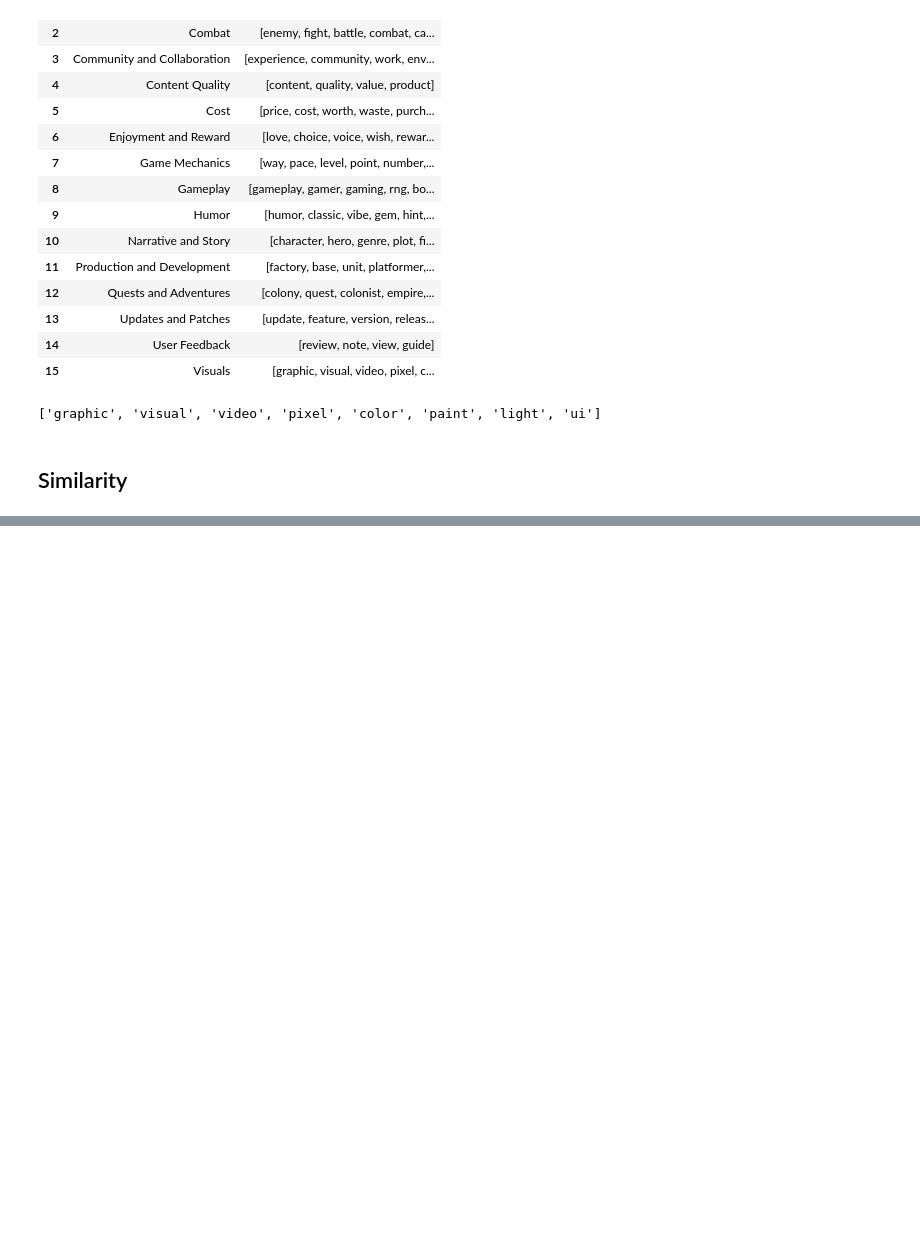
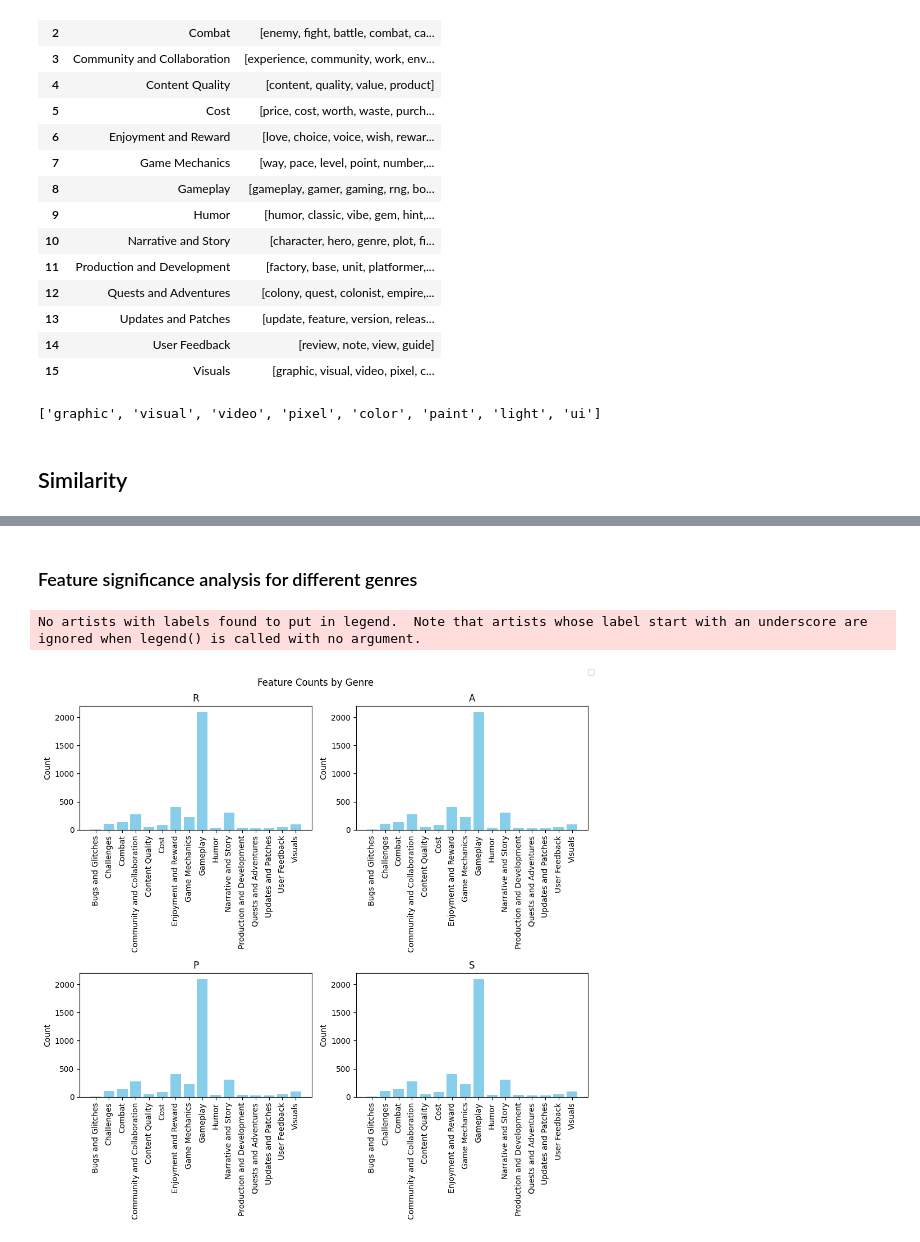
Before and after one commit to markrz12/aspect-based-opinion-mining, a Jupyter notebook: Mgr1.ipynb, the cells around one changed output, grey strips where cells are left out. Cells and saved outputs as stored; diff of their text form; code cells hidden in the pictures; blank space fills up the shorter version.

Commit message:
Feature significance analysis for different genres

```diff
--- a/Mgr1.ipynb
+++ b/Mgr1.ipynb
@@ -689,8 +689,6 @@ for i in range(len(df)):
         feature_list.append(feature)
 
 df["feature"] = feature_list
-# %%
-df = df[df["feature"].apply(lambda x: len(x) > 0)]
 # %%
 words = []
 for i in df["feature"]:
@@ -915,0 +925,56 @@ for i in df["feature"]:
+# %% [markdown]
+### Feature significance analysis for different genres
+# %%
+genre_category = {}
+for genre, features in zip(df['genre'], df['feature']):
+    if genre not in genre_category:
+        genre_category[genre] = []
+    for feature in features:
+        if 'category' in feature:
+            genre_category[genre].append(feature['category'])
+# %%
+genre_category_counts = {genre: pd.Series(categories).value_counts() for genre, categories in genre_category.items()}
+# %%
+genre_category_counts = pd.DataFrame(genre_category_counts)
+# %%
+fig, axs = plt.subplots(2, 2, figsize=(10, 10))
+
+fig.legend()
+fig.suptitle('Feature Counts by Genre')
+
+
+categories_R = list(genre_category_counts['R'].keys())
+counts_R = list(genre_category_counts['R'])
+axs[0, 0].bar(categories_R, counts_R, color='skyblue')
+axs[0, 0].set_title('R')
+axs[0, 0].set_ylabel('Count')
+axs[0, 0].tick_params(axis='x', rotation=90)
+
+
+categories_A = list(genre_category_counts['A'].keys())
+counts_A = list(genre_category_counts['A'])
+axs[0, 1].bar(categories_R, counts_R, color='skyblue')
+axs[0, 1].set_title('A')
+axs[0, 1].set_ylabel('Count')
+axs[0, 1].tick_params(axis='x', rotation=90)
+
+categories_P = list(genre_category_counts['P'].keys())
+counts_P = sorted(list(genre_category_counts['P'])
+axs[1, 0].bar(categories_R, counts_R, color='skyblue')
+axs[1, 0].set_title('P')
+axs[1, 0].set_ylabel('Count')
+axs[1, 0].tick_params(axis='x', rotation=90)
+
+categories_S = list(genre_category_counts['S'].keys())
+counts_S = list(genre_category_counts['S'])
+axs[1, 1].bar(categories_R, counts_R, color='skyblue')
+axs[1, 1].set_title('S')
+axs[1, 1].set_ylabel('Count')
+axs[1, 1].tick_params(axis='x', rotation=90)
+
+
+plt.tight_layout()
+plt.show()
+# %% [output]
+No artists with labels found to put in legend.  Note that artists whose label start with an underscore are ignored when legend() is called with no argument.
+[figure, added]
```
Also changed, not shown: parts of 23 cells of this notebook.
